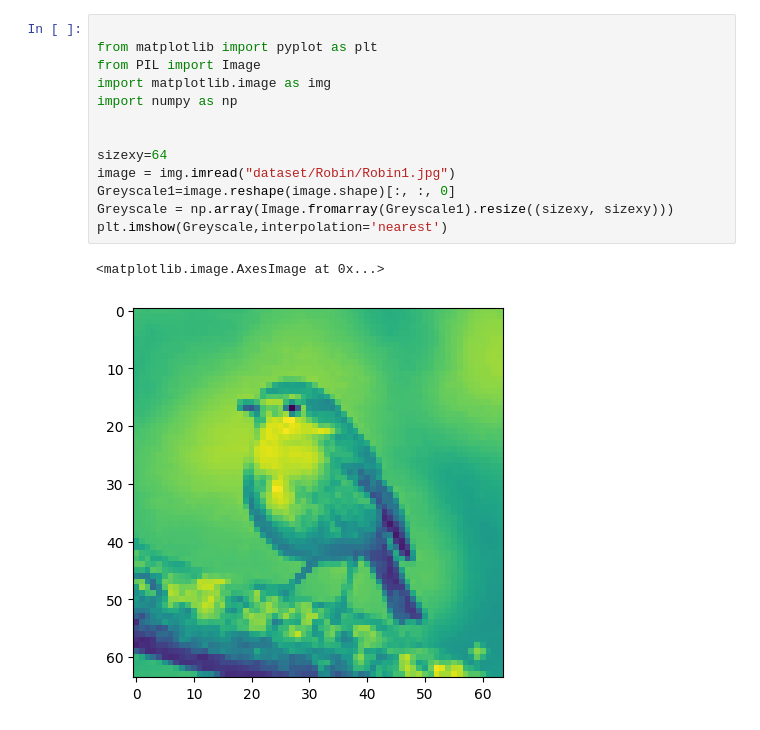
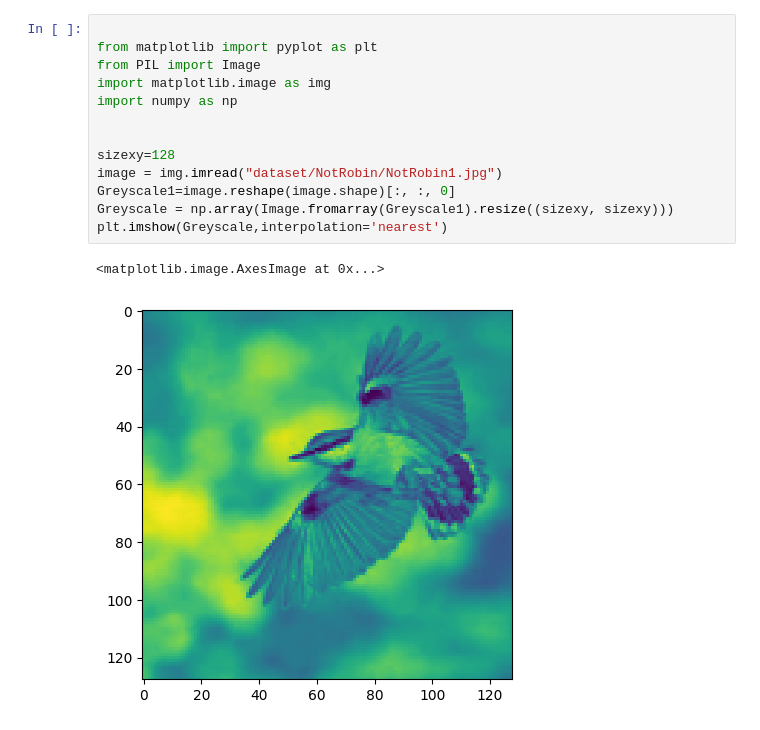
Before and after one commit to CiaraAMolloy/CNN_BIRD, a Jupyter notebook: Note.ipynb, the cells around one changed output. Saved outputs shown, nothing was run; the diff lists cells and outputs as text.

```diff
--- a/Note.ipynb
+++ b/Note.ipynb
@@ -1,19 +1,19 @@
 # %%
 
 from matplotlib import pyplot as plt
 from PIL import Image
 import matplotlib.image as img
 import numpy as np
 
 
-sizexy=64
-image = img.imread("dataset/Robin/Robin1.jpg")
+sizexy=128
+image = img.imread("dataset/NotRobin/NotRobin1.jpg")
 Greyscale1=image.reshape(image.shape)[:, :, 0]
 Greyscale = np.array(Image.fromarray(Greyscale1).resize((sizexy, sizexy)))
 plt.imshow(Greyscale,interpolation='nearest')
 # %% [output]
 <matplotlib.image.AxesImage at 0x...>
-[figure, old version]
+[figure, new version]
 # %%
 
 #Convo_arr=[1,0,-1,1,0,-1,1,0,-1]vertacle
```
Also changed, not shown: parts of 1 cell of this notebook.
